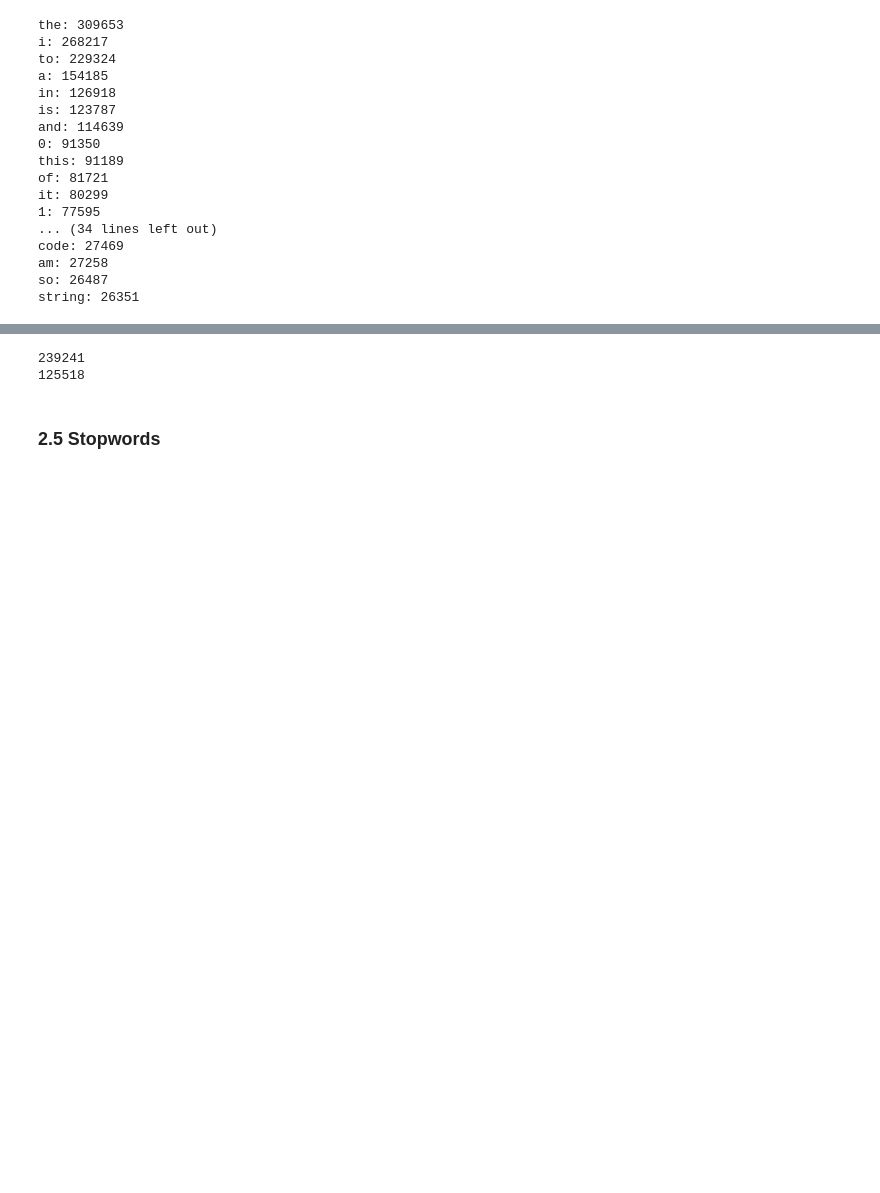
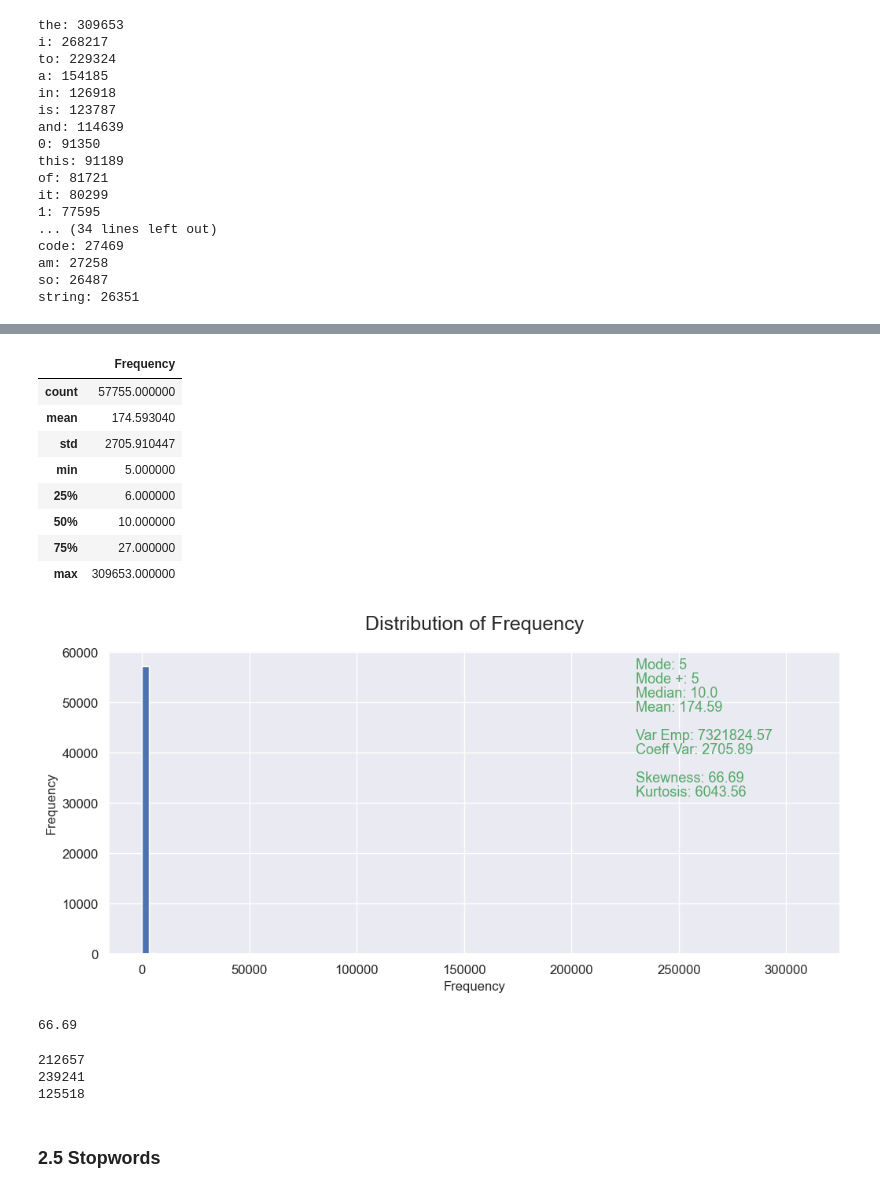
Before and after one commit to Kiwinokoto/ML_student, a Jupyter notebook: notebooks/Oudelet_Kevin_1_notebook_exploration_271123.ipynb, the cells around one changed output, grey strips where cells are left out. Saved outputs shown, nothing was run; the diff lists cells and outputs as text; code cells hidden in the pictures; blank space fills up the shorter version.

Commit message:
amelioration du filtrage (frequence et syntaxe, nltk)

```diff
--- a/notebooks/Oudelet_Kevin_1_notebook_exploration_271123.ipynb
+++ b/notebooks/Oudelet_Kevin_1_notebook_exploration_271123.ipynb
@@ -773,8 +789,32 @@ fig.update_xaxes(tickangle=90, tickmode='array', tickvals=df.index, ticktext=df[
 
 # Show the plot
 fig.show()
+# %%
+df = df_freq.loc[df_freq['Frequency'] > 4, :]
+
+display(df.describe())
+hist_distrib(df, 'Frequency', 100, 2 , density=False)
+# %% [output]
+|  | Frequency |
+| count | 57755.000000 |
+| mean | 174.593040 |
+| std | 2705.910447 |
+| min | 5.000000 |
+| 25% | 6.000000 |
+| 50% | 10.000000 |
+| 75% | 27.000000 |
+| max | 309653.000000 |
+[figure, added]
+66.69
 # %%
 # Mots rares
+
+# On sait par le describe que + de 75% des tokens ont une frequence <= 4.
+# On peut le confirmer :
+# 212657/270412=0.786
+
+tags_below_4 = sum(1 for frequency in sorted_token_frequencies.values() if frequency <= 4)
+print(tags_below_4)
 
 # Count tags with frequency less than 10
 tags_below_10 = sum(1 for frequency in sorted_token_frequencies.values() if frequency < 10)
@@ -787,14 +827,15 @@ print(tags_below_10)
 tags_below_2 = sum(1 for frequency in sorted_token_frequencies.values() if frequency < 2)
 print(tags_below_2)
 
-# Environ 10% des tokens sont des hapax, ils n'apparaissent qu'une seule fois.
+# Environ 46% des tokens (presque la moitié) sont des hapax, ils n'apparaissent qu'une seule fois.
 # Ces mots ne peuvent donc pas aider à la compréhension par le contexte.
 
-# + de 20% des tokens apparaissent - de 10 fois ds tt le corpus.
+# + de 88% des tokens apparaissent - de 10 fois ds tt le corpus.
 
 tokens_hapax = [token for token, frequency in list(sorted_token_frequencies.items()) if frequency == 1]
 tokens_rares = [token for token, frequency in list(sorted_token_frequencies.items()) if frequency <= 10]
 # %% [output]
+212657
 239241
 125518
 # %% [markdown]
```
Also changed, not shown: parts of 45 cells of this notebook.
